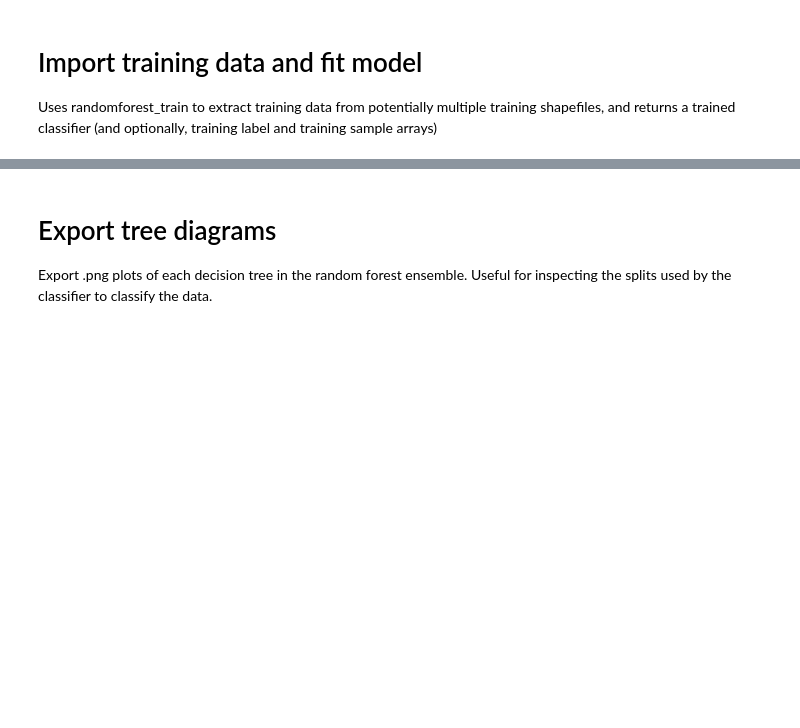
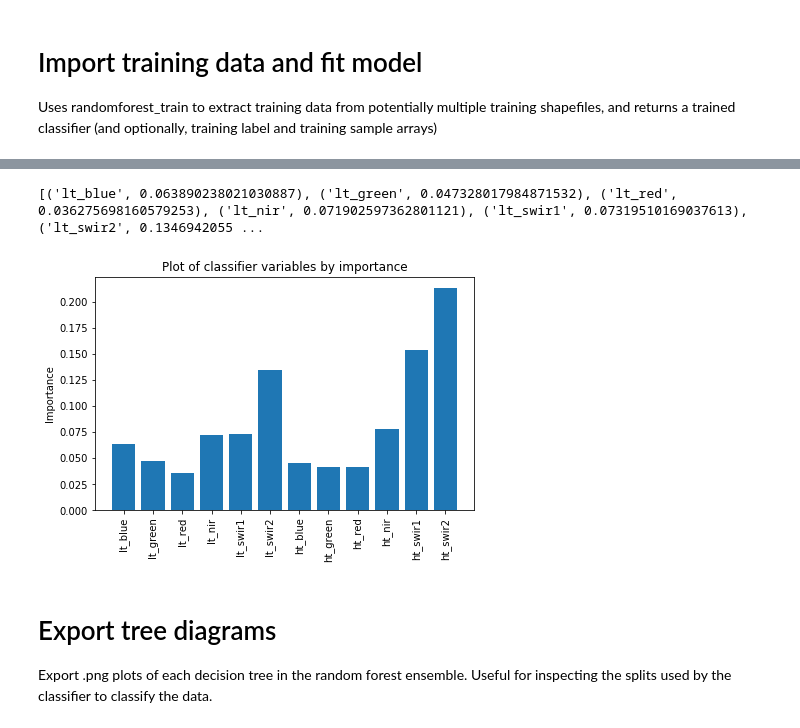
Before and after one commit to ML-MachineLearning/randomforest-GA, a Jupyter notebook: random_forest.ipynb, the cells around one changed output, grey strips where cells are left out. Drawn from its saved outputs; the diff is of its cells as text; code cells hidden in the pictures; blank space fills up the shorter version.

```diff
--- a/random_forest.ipynb
+++ b/random_forest.ipynb
@@ -543,18 +547,19 @@ Uses randomforest_train to extract training data from potentially multiple train
 # %%
 # Dict of classifier parameters
 classifier_params = {'n_jobs': -1,
-                     'n_estimators': 100,
+                     'n_estimators': 500,
                      'max_features': "auto",
                      'min_samples_leaf': 3,
                      'oob_score': True }
 
 # Optional time query parameters (used for temporal datasets)
-data_func_params = {'time': ('2017-03-01', '2017-06-28')}
+data_func_params = {}
+# data_func_params = {'time': ('2017-03-01', '2017-06-28')}
 
 # Extract training data for each training shapefile and train classifier
 classifier, _, _ = randomforest_train(train_shps = train_shps,
                                       train_field = "class",
-                                      data_func = tc_import, #   hltc_import,
+                                      data_func = hltc_import, # tc_import, #
                                       data_func_params = data_func_params,
                                       classifier_params = classifier_params)
 # %% [output]
@@ -572,15 +578,15 @@ Classifies an analysis data using previously trained random forest classifier, p
 # %%
 # Set up analysis data query
-lat_point, lon_point, buffer = -12.5615704994, 135.013735867, 20000
+lat_point, lon_point, buffer = -12.5301224352, 130.865800888, 40000
 x, y = geometry.point(lon_point, lat_point, CRS('WGS84')).to_crs(CRS('EPSG:3577')).points[0]
 query = {'x': (x - buffer, x + buffer),
          'y': (y - buffer, y + buffer),
-         'time': ('2017-03-01', '2017-06-28'),
+#          'time': ('2017-03-01', '2017-06-28'),
          'crs': 'EPSG:3577'}
 
 # Load data from datacube
-analysis_xarray = tc_import(query)
-# analysis_xarray = hltc_import(query)
+analysis_xarray = hltc_import(query)
+# analysis_xarray = tc_import(query)
 
 # Run classification and export to file
 randomforest_classify(classifier = classifier,
@@ -602,3 +607,22 @@ Classification running...
+# %%
+# Extract feature importances from trained classifier
+importance = classifier.feature_importances_
+feature_importance = list(zip(analysis_xarray.data_vars, importance))
+print(feature_importance)
+
+# Plot features by importance
+x = np.arange(len(importance))
+fig, ax = plt.subplots()
+plt.title("Plot of classifier variables by importance")
+plt.tight_layout()
+plt.bar(x, importance)
+plt.xticks(x, analysis_xarray.data_vars, rotation=90)
+plt.ylabel('Importance')
+plt.savefig("figures/feature_importance.png", bbox_inches='tight')
+plt.show()
+# %% [output]
+[('lt_blue', 0.063890238021030887), ('lt_green', 0.047328017984871532), ('lt_red', 0.036275698160579253), ('lt_nir', 0.071902597362801121), ('lt_swir1', 0.07319510169037613), ('lt_swir2', 0.1346942055 ...
+[figure, added]
 # %% [markdown]
 # Export tree diagrams
 Export .png plots of each decision tree in the random forest ensemble. Useful for inspecting the splits used by the classifier to classify the data.
```
Also changed, not shown: parts of 9 cells of this notebook.
